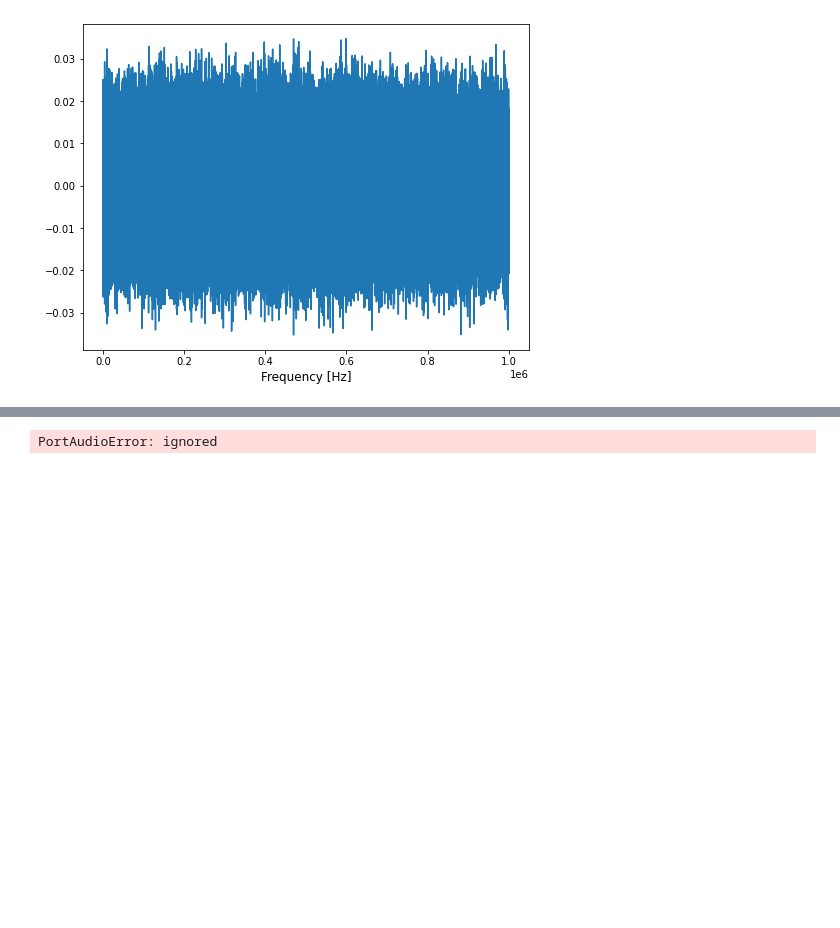
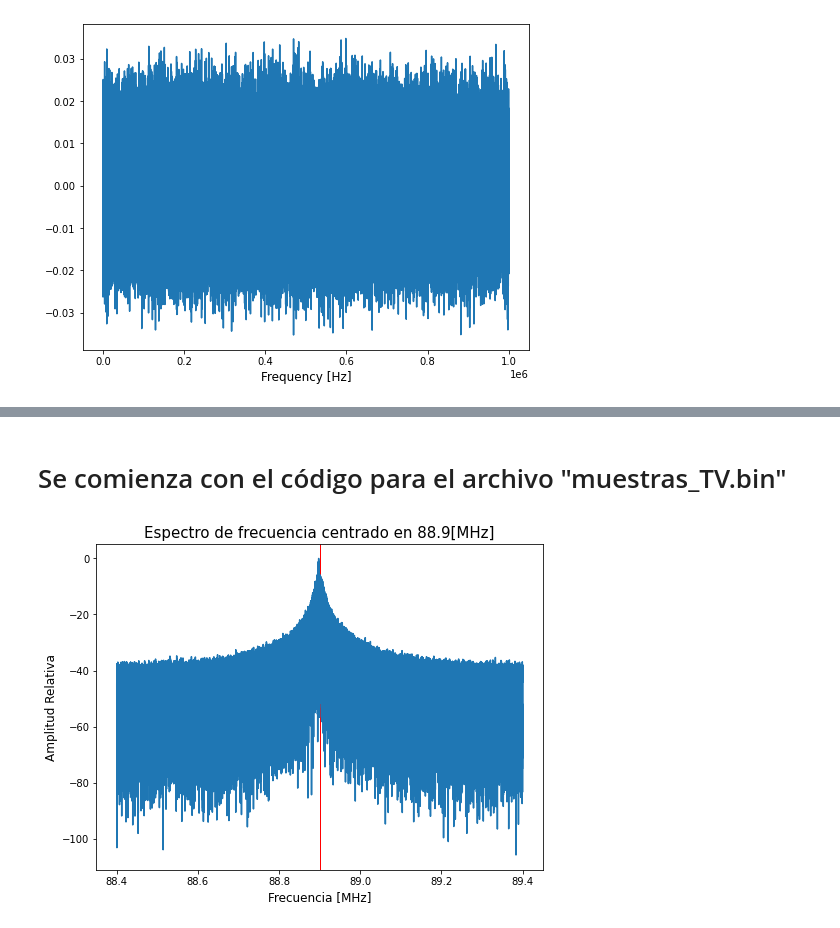
Before and after one commit to joaquinzepeda/Demodulacion-FM-Empleando-SDR-, a Jupyter notebook: Proyecto3_demodulado.ipynb, the cells around one changed output, grey strips where cells are left out. Drawn from its saved outputs; the diff is of its cells as text; code cells hidden in the pictures; blank space fills up the shorter version.

Commit message:
Avance en muestras TV v2

```diff
--- a/Proyecto3_demodulado.ipynb
+++ b/Proyecto3_demodulado.ipynb
@@ -181,4 +176,26 @@ plt.show()
 # %%
-sd.play(df.astype('int16'),Fs,blocking=True)
+#sd.play(df.astype('int16'),Fs,blocking=True)
-# %% [output]
-PortAudioError: ignored
+# %% [markdown]
+# Se comienza con el código para el archivo "muestras_TV.bin"
+# %%
+data_bin_TV = open('muestras_TV.bin', 'rb');
+data_array_TV = np.fromfile(data_bin_TV, 'int8')
+
+#I +j*Q, I parte real, Q parte imaginaria.
+señalTV_,I_TV,Q_TV = [],[],[]
+
+for i in range(0,len(data_array)-1,2):
+    I_TV.append(data_array_TV[i])
+    Q_TV.append(data_array_TV[i+1])
+    señalTV_.append(data_array_TV[i]+1j*data_array_TV[i+1])
+I_TV=np.array(I_TV)
+Q_TV=np.array(Q_TV)
+# %%
+señal_TV=np.array(señalTV_)
+# %%
+car_TV = np.exp(-1.0j*2.0*np.pi/Fs*np.arange(0,len(señal_TV),1))
+base_TV = señal_TV*np.transpose(car_TV)
+# %%
+FFT_Centrada(base_TV,0,2*10**6,1,88.9)
+# %% [output]
+[figure, added]
```
Also changed, not shown: parts of 6 cells of this notebook.
